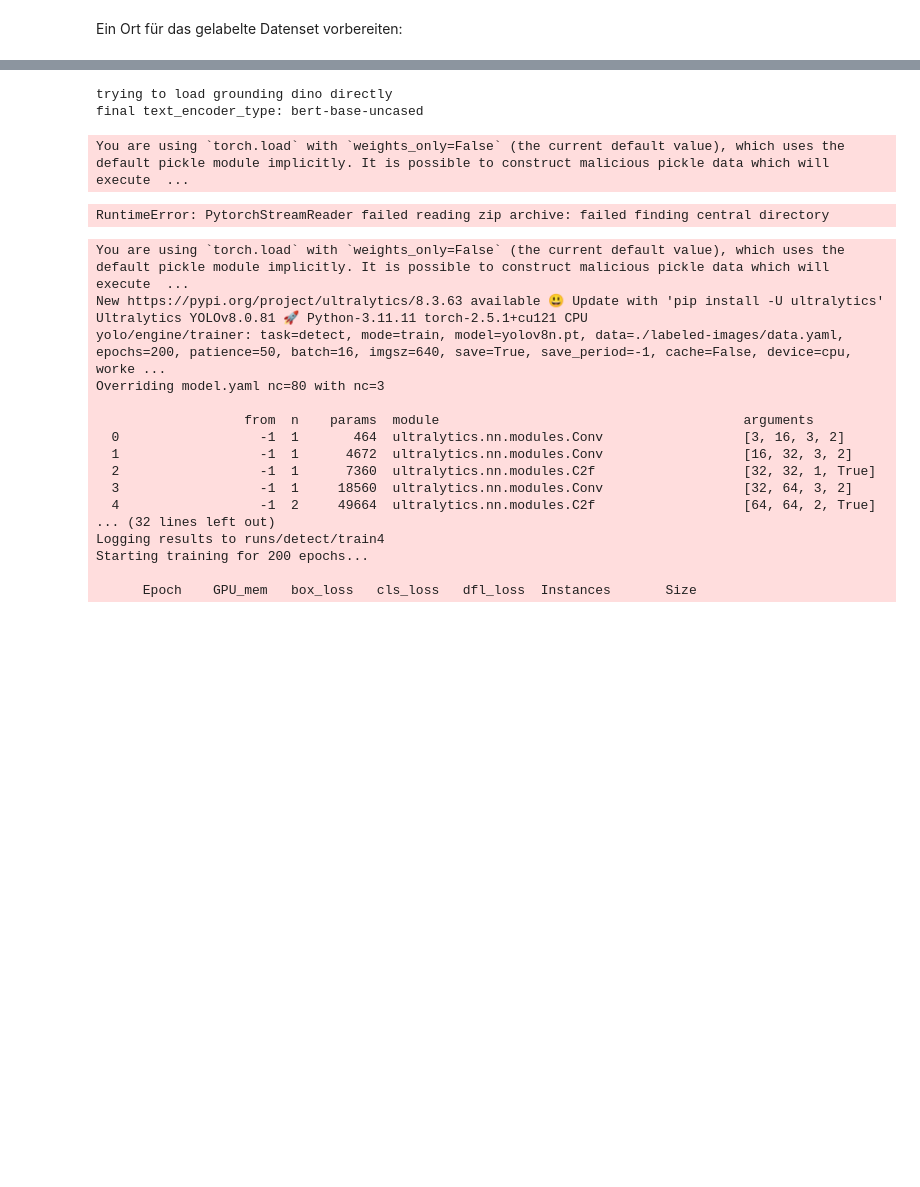
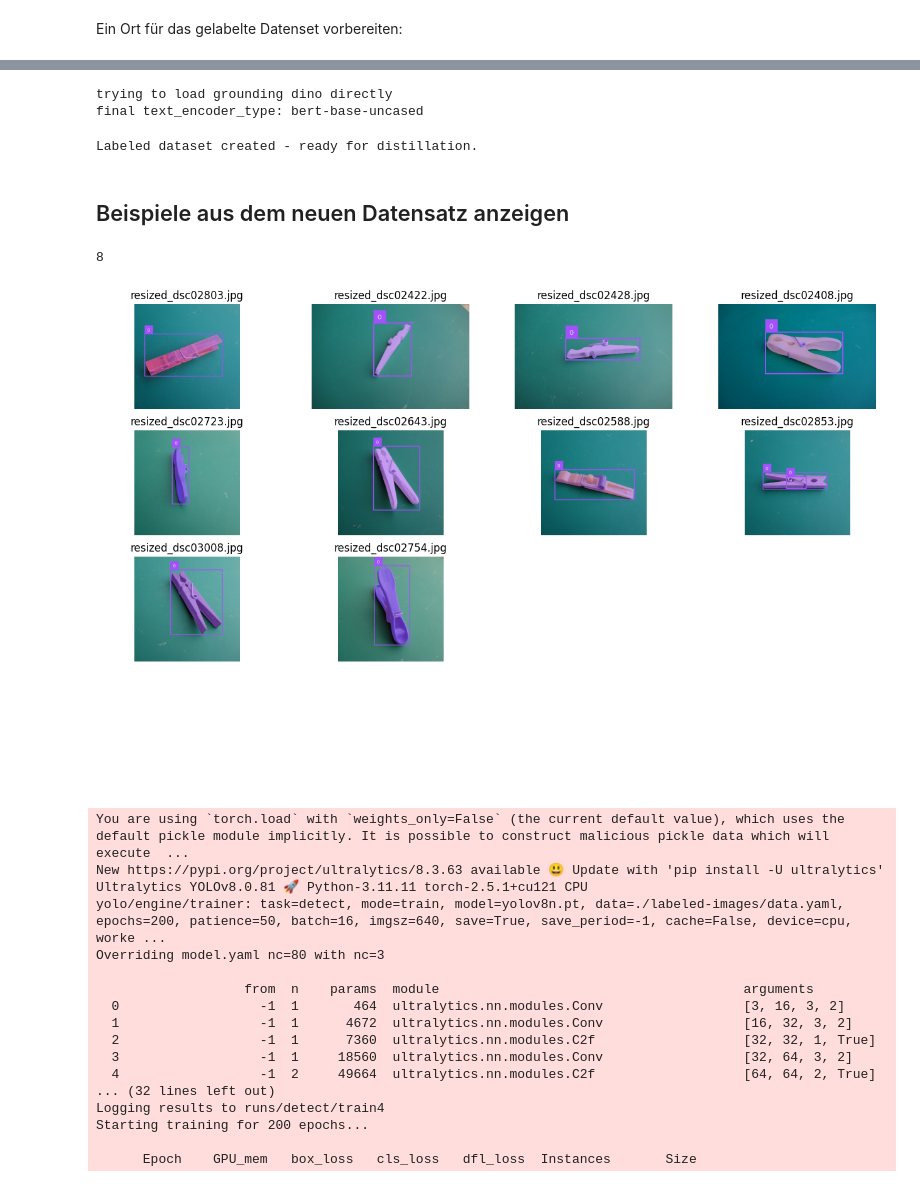
Before and after one commit to xldrkp/autodistill-example, a Jupyter notebook: autodistill.ipynb, the cells around one changed output, grey strips where cells are left out. Cells and saved outputs as stored; diff of their text form; code cells hidden in the pictures; blank space fills up the shorter version.

```diff
--- a/autodistill.ipynb
+++ b/autodistill.ipynb
@@ -102,10 +202,59 @@ base_model = GroundedSAM(ontology=ontology)
 dataset = base_model.label(
     input_folder=IMAGE_DIR_PATH,
     extension=".jpg",
-    output_folder=DATASET_DIR_PATH)
+    output_folder=DATASET_DIR_PATH,
+)
 # %% [output]
 trying to load grounding dino directly
 final text_encoder_type: bert-base-uncased
-You are using `torch.load` with `weights_only=False` (the current default value), which uses the default pickle module implicitly. It is possible to construct malicious pickle data which will execute  ...
+Labeled dataset created - ready for distillation.
-RuntimeError: PytorchStreamReader failed reading zip archive: failed finding central directory
+# %% [markdown]
+## Beispiele aus dem neuen Datensatz anzeigen
+# %%
+ANNOTATIONS_DIRECTORY_PATH = f"{HOME}/dataset/train/labels"
+IMAGES_DIRECTORY_PATH = f"{HOME}/dataset/train/images"
+DATA_YAML_PATH = f"{HOME}/dataset/data.yaml"
+# %%
+import supervision as sv
+
+dataset = sv.DetectionDataset.from_yolo(
+    images_directory_path=IMAGES_DIRECTORY_PATH,
+    annotations_directory_path=ANNOTATIONS_DIRECTORY_PATH,
+    data_yaml_path=DATA_YAML_PATH)
+
+len(dataset)
+# %% [output]
+8
+# %%
+import supervision as sv
+from pathlib import Path
+
+
+mask_annotator = sv.MaskAnnotator()
+box_annotator = sv.BoxAnnotator()
+label_annotator = sv.LabelAnnotator()
+
+images = []
+image_names = []
+for i, (image_path, image, annotation) in enumerate(dataset):
+    if i == SAMPLE_SIZE:
+        break
+    annotated_image = image.copy()
+    annotated_image = mask_annotator.annotate(
+        scene=annotated_image, detections=annotation)
+    annotated_image = box_annotator.annotate(
+        scene=annotated_image, detections=annotation)
+    annotated_image = label_annotator.annotate(
+        scene=annotated_image, detections=annotation)
+
+    image_names.append(Path(image_path).name)
+    images.append(annotated_image)
+
+sv.plot_images_grid(
+    images=images,
+    titles=image_names,
+    grid_size=SAMPLE_GRID_SIZE,
+    size=SAMPLE_PLOT_SIZE)
+# %% [output]
+[figure, added]
 # %%
```
Also changed, not shown: parts of 23 cells of this notebook.
